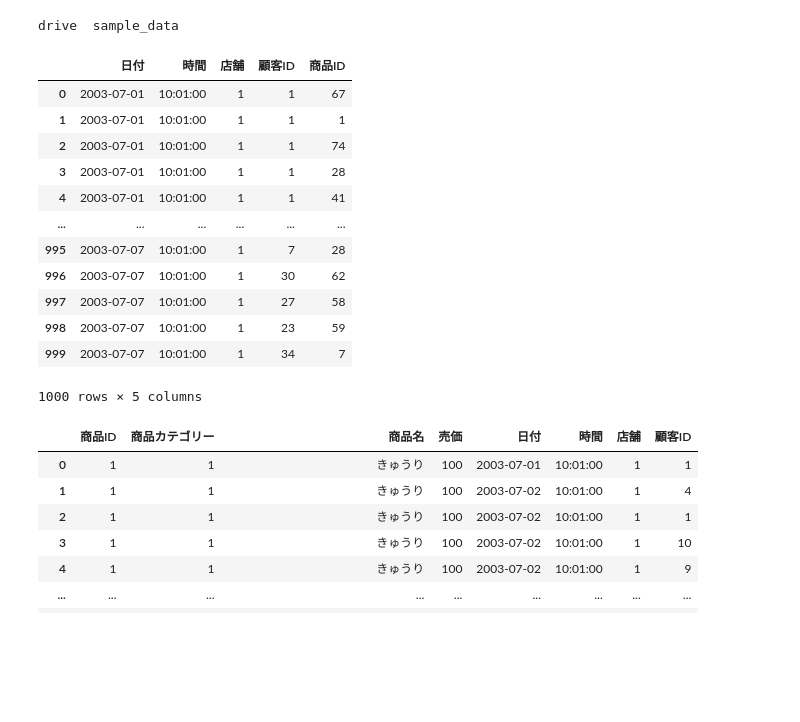
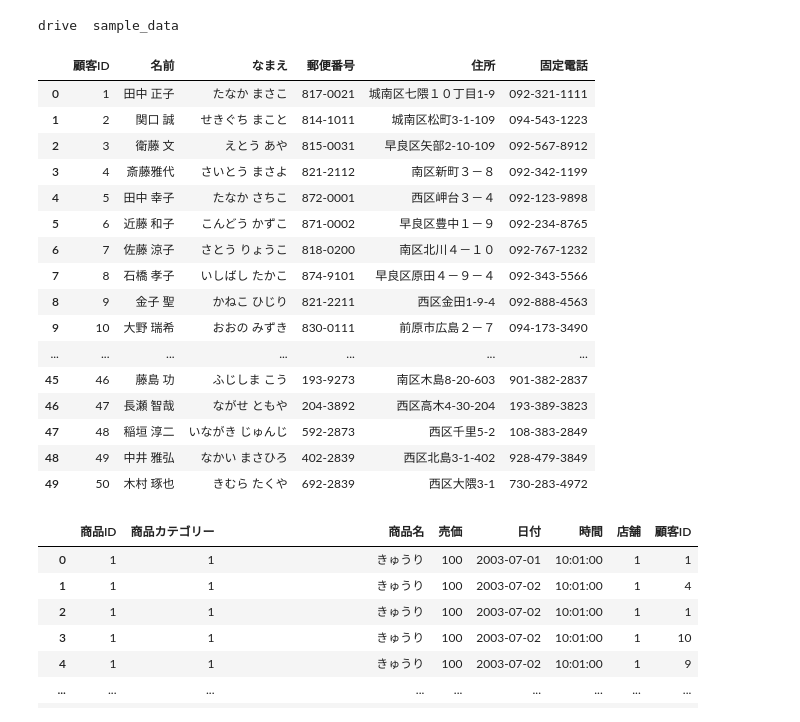
Before and after one commit to sugimotoh/seminar2018, a Jupyter notebook: Decile_Analysis.ipynb, the cells around one changed output. Cells and saved outputs as stored; diff of their text form; code cells hidden in the pictures; blank space fills up the shorter version.

```diff
--- a/Decile_Analysis.ipynb
+++ b/Decile_Analysis.ipynb
@@ -17,21 +17,25 @@ df_custm = pd.read_excel("/content/drive/MyDrive/data_open/顧客.xls")
 # %%
 df_goods
 df_sales
-# df_custm
+df_custm
 # %% [output]
-|  | 日付 | 時間 | 店舗 | 顧客ID | 商品ID |
-| 0 | 2003-07-01 | 10:01:00 | 1 | 1 | 67 |
-| 1 | 2003-07-01 | 10:01:00 | 1 | 1 | 1 |
-| 2 | 2003-07-01 | 10:01:00 | 1 | 1 | 74 |
-| 3 | 2003-07-01 | 10:01:00 | 1 | 1 | 28 |
-| 4 | 2003-07-01 | 10:01:00 | 1 | 1 | 41 |
-| ... | ... | ... | ... | ... | ... |
-| 995 | 2003-07-07 | 10:01:00 | 1 | 7 | 28 |
-| 996 | 2003-07-07 | 10:01:00 | 1 | 30 | 62 |
-| 997 | 2003-07-07 | 10:01:00 | 1 | 27 | 58 |
-| 998 | 2003-07-07 | 10:01:00 | 1 | 23 | 59 |
-| 999 | 2003-07-07 | 10:01:00 | 1 | 34 | 7 |
+|  | 顧客ID | 名前 | なまえ | 郵便番号 | 住所 | 固定電話 |
+| 0 | 1 | 田中 正子 | たなか まさこ | 817-0021 | 城南区七隈１０丁目1-9 | 092-321-1111 |
+| 1 | 2 | 関口 誠 | せきぐち まこと | 814-1011 | 城南区松町3-1-109 | 094-543-1223 |
+| 2 | 3 | 衛藤 文 | えとう あや | 815-0031 | 早良区矢部2-10-109 | 092-567-8912 |
+| 3 | 4 | 斎藤雅代 | さいとう まさよ | 821-2112 | 南区新町３－８ | 092-342-1199 |
+| 4 | 5 | 田中 幸子 | たなか さちこ | 872-0001 | 西区岬台３－４ | 092-123-9898 |
+| 5 | 6 | 近藤 和子 | こんどう かずこ | 871-0002 | 早良区豊中１－９ | 092-234-8765 |
+| 6 | 7 | 佐藤 涼子 | さとう りょうこ | 818-0200 | 南区北川４－１０ | 092-767-1232 |
+| 7 | 8 | 石橋 孝子 | いしばし たかこ | 874-9101 | 早良区原田４－９－４ | 092-343-5566 |
+| 8 | 9 | 金子 聖 | かねこ ひじり | 821-2211 | 西区金田1-9-4 | 092-888-4563 |
+| 9 | 10 | 大野 瑞希 | おおの みずき | 830-0111 | 前原市広島２－７ | 094-173-3490 |
+| ... | ... | ... | ... | ... | ... | ... |
+| 45 | 46 | 藤島 功 | ふじしま こう | 193-9273 | 南区木島8-20-603 | 901-382-2837 |
+| 46 | 47 | 長瀬 智哉 | ながせ ともや | 204-3892 | 西区高木4-30-204 | 193-389-3823 |
+| 47 | 48 | 稲垣 淳二 | いながき じゅんじ | 592-2873 | 西区千里5-2 | 108-383-2849 |
+| 48 | 49 | 中井 雅弘 | なかい まさひろ | 402-2839 | 西区北島3-1-402 | 928-479-3849 |
+| 49 | 50 | 木村 琢也 | きむら たくや | 692-2839 | 西区大隈3-1 | 730-283-4972 |
-1000 rows × 5 columns
 # %%
 df_goods_sales = pd.merge(df_goods,df_sales,on='商品ID',how='inner')
 df_goods_sales
```
Also changed, not shown: parts of 9 cells of this notebook.
